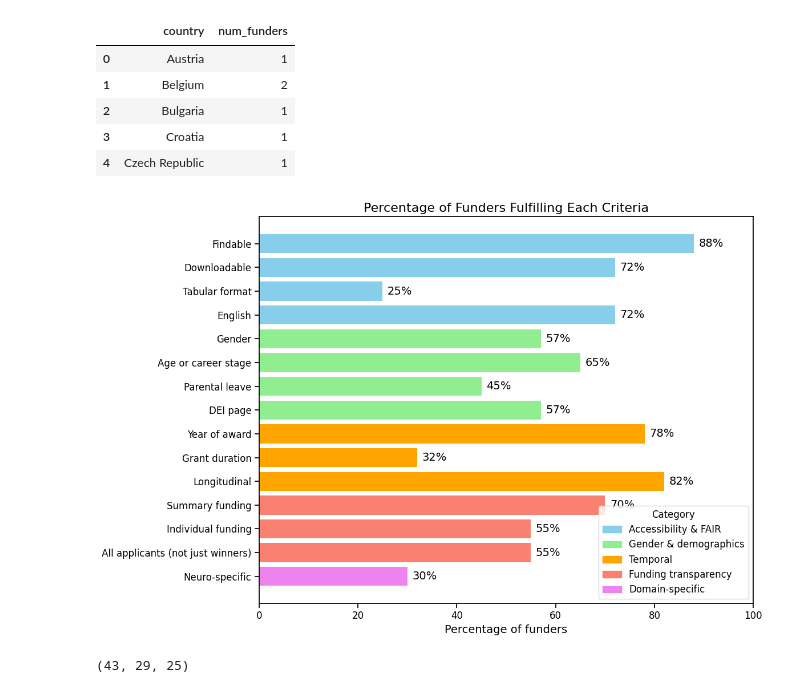
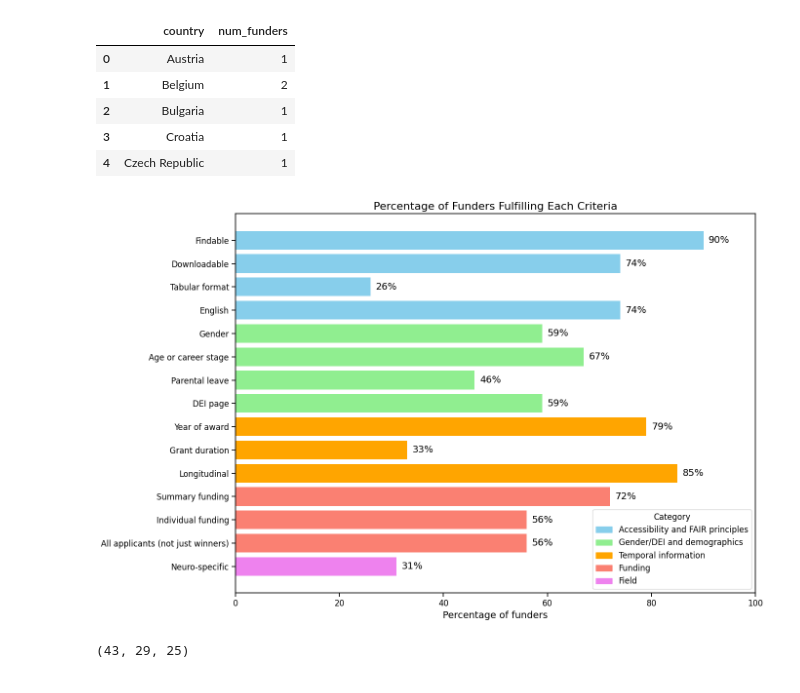
Before and after one commit to WomenInNeuroscience/funders_project, a Jupyter notebook: code/funder_analysis.ipynb, the cells around one changed output. Saved outputs shown, nothing was run; the diff lists cells and outputs as text; code cells hidden in the pictures.

```diff
--- a/code/funder_analysis.ipynb
+++ b/code/funder_analysis.ipynb
@@ -22,7 +32,7 @@ def extract_years(dates):
 # Set paths
 root_p = Path("/Users/natashaclarke/winrepo/funders_project")
 data_p = root_p / "data"
-stats_p = data_p / "FundingAgencyStats - 2025-12-08_full_eu_breakdown_analysis.csv"
+stats_p = data_p / "FundingAgencyStats - 2025-12-10_full_eu_breakdown_analysis.csv"
 figures_p = root_p / "figures"
 figures_p.mkdir(parents=True, exist_ok=True)
 # %%
@@ -58,7 +72,7 @@ cols = [
      "disability","ethnicity"]
 
 # Collapse funders to their max values
-funder_max = df.groupby('label')[cols].max().reset_index()
+funder_max = funders.groupby('clean_label')[cols].max().reset_index()
 
 # Compute percentages
 percentages = np.ceil(
@@ -218,29 +199,21 @@ labels = {
 }
 
 category_map = {
-    "findable": "Accessibility & FAIR",
-    "data_downloadable": "Accessibility & FAIR",
-    "tabular": "Accessibility & FAIR",
-    "english_data": "Accessibility & FAIR",
-    "gender": "Gender & demographics",
-    "age_or_career_stage": "Gender & demographics",
-    "parental_leave": "Gender & demographics",
-    "dei_eo_page": "Gender & demographics",
-    "year_of_award": "Temporal",
-    "grant_duration": "Temporal",
-    ">=3 years data": "Temporal",
-    "summary_funding": "Funding transparency",
-    "per_group_funding": "Funding transparency",
-    "report_all_applicants": "Funding transparency",
-    "neuro_specific": "Domain-specific"
-}
-
-category_colors = {
-    "Accessibility & FAIR": "skyblue",
-    "Gender & demographics": "lightgreen",
-    "Temporal": "orange",
-    "Funding transparency": "salmon",
-    "Domain-specific": "violet"
+    "findable": "Accessibility and FAIR principles",
+    "data_downloadable": "Accessibility and FAIR principles",
+    "tabular": "Accessibility and FAIR principles",
+    "english_data": "Accessibility and FAIR principles",
+    "gender": "Gender/DEI and demographics",
+    "age_or_career_stage": "Gender/DEI and demographics",
+    "parental_leave": "Gender/DEI and demographics",
+    "dei_eo_page": "Gender/DEI and demographics",
+    "year_of_award": "Temporal information",
+    "grant_duration": "Temporal information",
+    ">=3 years data": "Temporal information",
+    "summary_funding": "Funding",
+    "per_group_funding": "Funding",
+    "report_all_applicants": "Funding",
+    "neuro_specific": "Field"
 }
 
 # Create a DataFrame in the order of labels dictionary
@@ -271,39 +244,39 @@ percentages_df = percentages_df.iloc[::-1].reset_index(drop=True)
 
 # Define colors for categories
 category_colors = {
-    "Accessibility & FAIR": "skyblue",
-    "Gender & demographics": "lightgreen",
-    "Temporal": "orange",
-    "Funding transparency": "salmon",
-    "Domain-specific": "violet"
+    "Accessibility and FAIR principles": "skyblue",
+    "Gender/DEI and demographics": "lightgreen",
+    "Temporal information": "orange",
+    "Funding": "salmon",
+    "Field": "violet"
 }
 
 # Get colors as a list to ensure proper format
 colors_list = []
 for category in percentages_df['Category']:
     colors_list.append(category_colors.get(category, "gray"))  # Use gray as default if category missing
 
 # Plot
-plt.figure(figsize=(12, 8))
+plt.figure(figsize=(14, 9))
 bars = plt.barh(percentages_df["Measure_Label"], percentages_df["Percent_of_Funders"], color=colors_list)
 
 # Add percentage labels
 for bar in bars:
     width = bar.get_width()
     plt.text(width + 1, bar.get_y() + bar.get_height()/2, f"{width:.0f}%", va='center')
 
 plt.xlabel("Percentage of funders")
 plt.title("Percentage of Funders Fulfilling Each Criteria")
 plt.xlim(0, 100)
 
 # Create legend
 handles = [plt.Rectangle((0,0),1,1,color=color) for color in category_colors.values()]
 plt.legend(handles, category_colors.keys(), title="Category") #, bbox_to_anchor=(1.05, 1)
 
 plt.tight_layout()
 plt.savefig(figures_p / "percentages_plot.png", dpi=300, bbox_inches="tight")
 plt.show()
 # %% [output]
-[figure, old version]
+[figure, new version]
 # %%
 # How much data is donwloaded?
```
Also changed, not shown: parts of 16 cells of this notebook, 4 other files.
